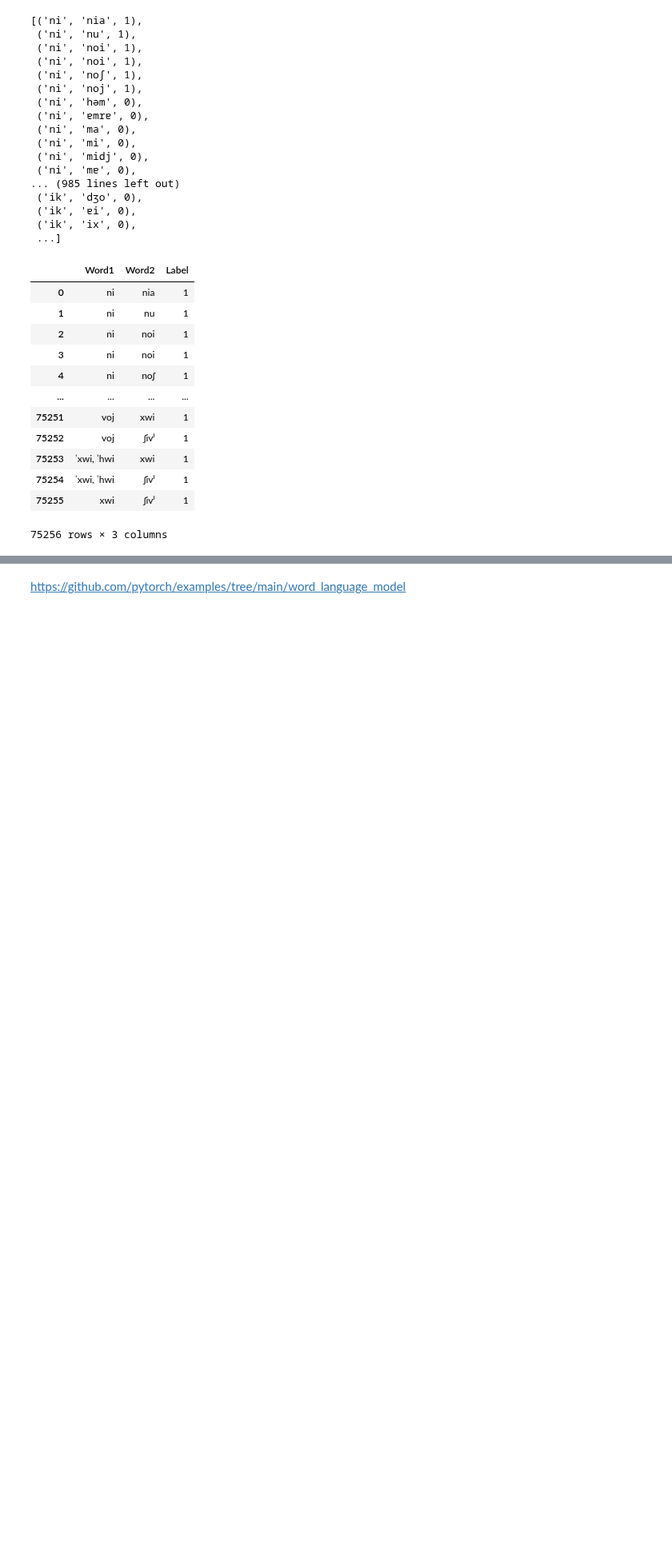
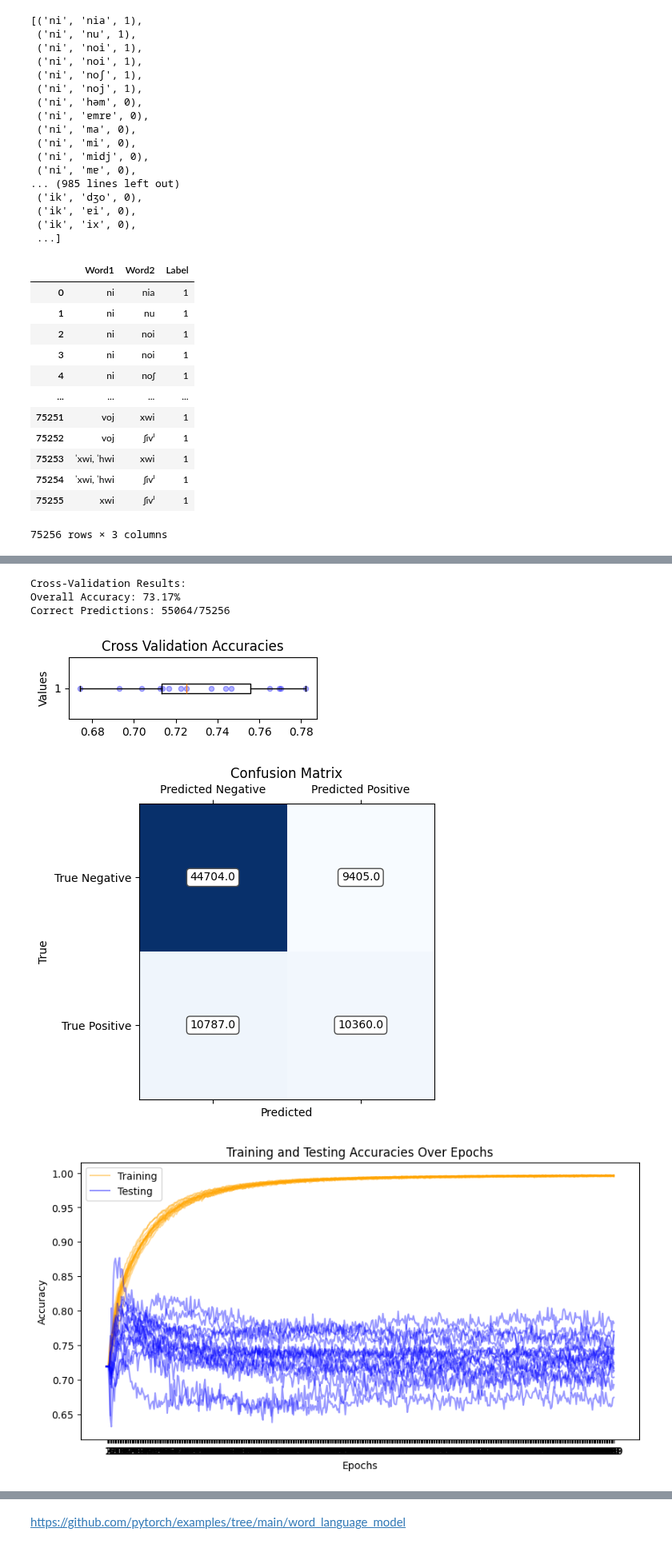
Before and after one commit to LeifMessinger/Cognates, a Jupyter notebook: CognateClassifier_LeifIoanna.ipynb, the cells around one changed output, grey strips where cells are left out. Shown at 80% size. Cells and saved outputs as stored; diff of their text form; code cells hidden in the pictures; blank space fills up the shorter version.

```diff
--- a/CognateClassifier_LeifIoanna.ipynb
+++ b/CognateClassifier_LeifIoanna.ipynb
@@ -541,7 +539,7 @@ print(f"\nCross-Validation Results:")
 print(f"Overall Accuracy: {overall_accuracy * 100:.2f}%")
 print(f"Correct Predictions: {correct_predictions}/{total_predictions}")
 
-fold_accuracies = [fold_data[1] for fold_data in history["train"][-1]]
+fold_accuracies = [fold_data[1] for fold_data in history["test"][-1]]
 show_box_plot(fold_accuracies)
 
 show_confusion_matrix(all_confusion)
@@ -549,30 +547,37 @@ show_confusion_matrix(all_confusion)
 # Initialize lists to store accuracies for each fold
 train_fold_accuracies = np.zeros((len(history["train"][-1]), len(history["train"])))
 test_fold_accuracies = np.zeros((len(history["train"][-1]), len(history["train"])))
 
 # Extract training and testing accuracies for each fold across all epochs
 for epoch_index, epoch_data in enumerate(history["train"]):
     for fold_index, fold_data in enumerate(epoch_data):
         train_fold_accuracies[fold_index][epoch_index] = fold_data[1]
 
 for epoch_index, epoch_data in enumerate(history["test"]):
     for fold_index, fold_data in enumerate(epoch_data):
         test_fold_accuracies[fold_index][epoch_index] = fold_data[1]
 
 # Plot training and testing accuracies for each fold on one graph
 plt.figure(figsize=(10, 5))
 for fold_index, accuracies in enumerate(train_fold_accuracies):
     plt.plot(accuracies, color='orange', alpha=.4)
 for fold_index, accuracies in enumerate(test_fold_accuracies):
     plt.plot(accuracies, color='blue', alpha=.4)
 
 # Add custom legend
 leg = plt.legend(['Training', 'Testing'], loc='upper left')
 leg.legend_handles[0].set_color('orange')
 leg.legend_handles[1].set_color('blue')
 
 plt.xlabel('Epochs')
 plt.ylabel('Accuracy')
 plt.xticks(np.arange(1, len(history["train"]), step=1))
 plt.title('Training and Testing Accuracies Over Epochs')
 plt.show()
+# %% [output]
+Cross-Validation Results:
+Overall Accuracy: 73.17%
+Correct Predictions: 55064/75256
+[figure, added]
+[figure, added]
+[figure, added]
```
Also changed, not shown: parts of 4 cells of this notebook.
